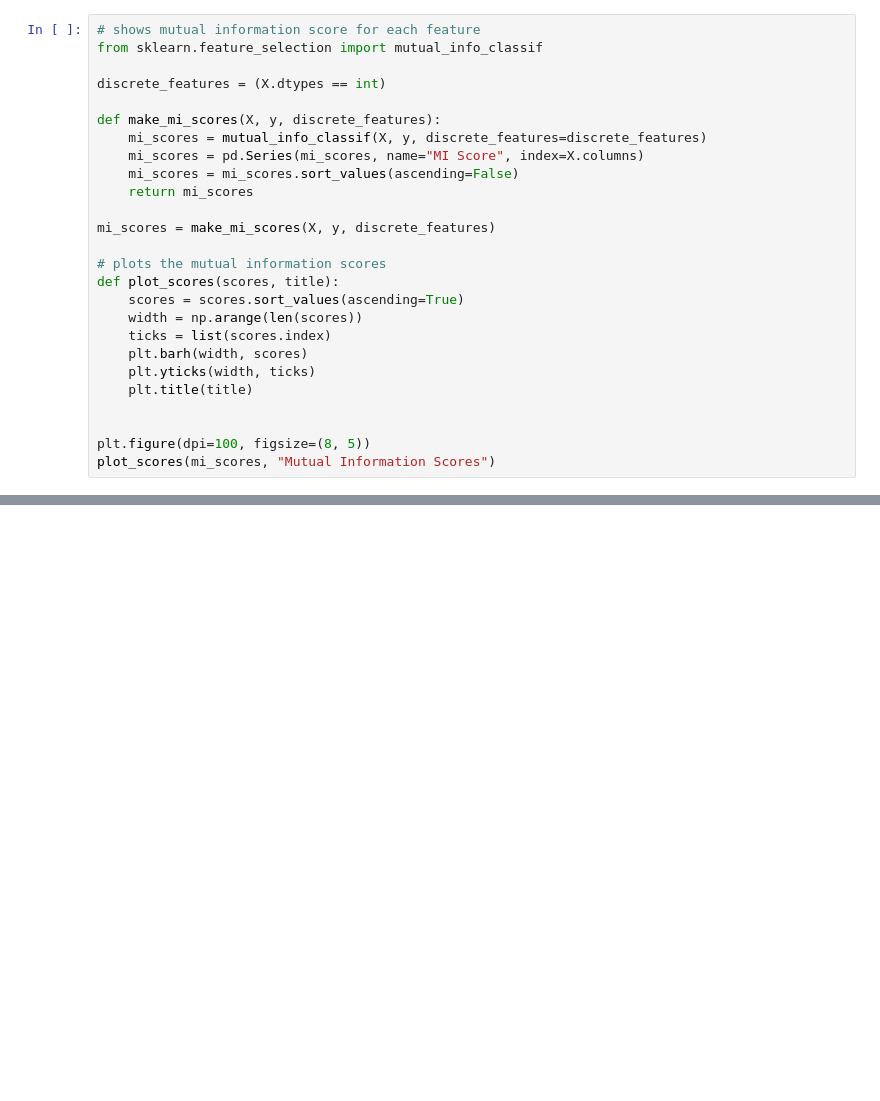
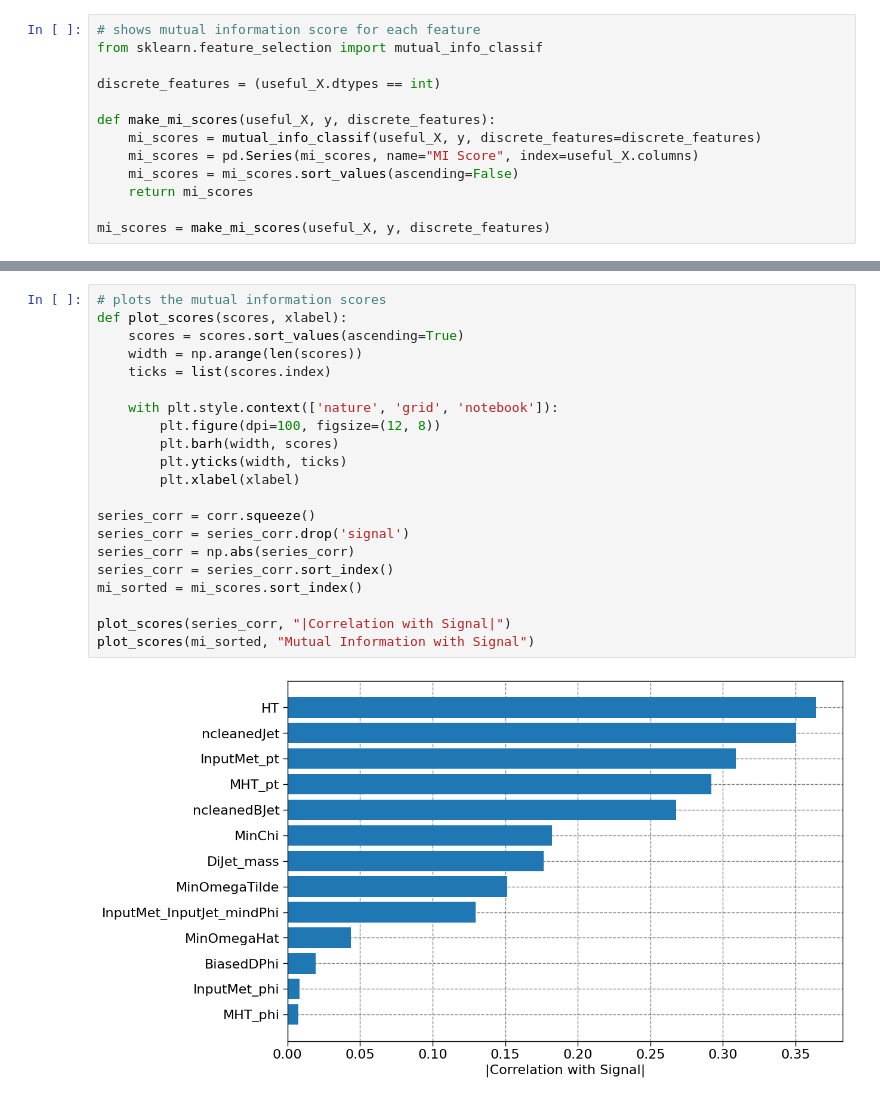
Before and after one commit to NoahHA/tth-ML-project, a Jupyter notebook: notebooks/data_analysis/data_exploration.ipynb, the cells around one changed output, grey strips where cells are left out. Drawn from its saved outputs; the diff is of its cells as text; blank space fills up the shorter version.

```diff
--- a/notebooks/data_analysis/data_exploration.ipynb
+++ b/notebooks/data_analysis/data_exploration.ipynb
@@ -79,25 +82,12 @@ Name: signal, dtype: int64
 # shows mutual information score for each feature
 from sklearn.feature_selection import mutual_info_classif
 
-discrete_features = (X.dtypes == int)
+discrete_features = (useful_X.dtypes == int)
 
-def make_mi_scores(X, y, discrete_features):
-    mi_scores = mutual_info_classif(X, y, discrete_features=discrete_features)
-    mi_scores = pd.Series(mi_scores, name="MI Score", index=X.columns)
+def make_mi_scores(useful_X, y, discrete_features):
+    mi_scores = mutual_info_classif(useful_X, y, discrete_features=discrete_features)
+    mi_scores = pd.Series(mi_scores, name="MI Score", index=useful_X.columns)
     mi_scores = mi_scores.sort_values(ascending=False)
     return mi_scores
 
-mi_scores = make_mi_scores(X, y, discrete_features)
-
-# plots the mutual information scores
-def plot_scores(scores, title):
-    scores = scores.sort_values(ascending=True)
-    width = np.arange(len(scores))
-    ticks = list(scores.index)
-    plt.barh(width, scores)
-    plt.yticks(width, ticks)
-    plt.title(title)
-
-
-plt.figure(dpi=100, figsize=(8, 5))
-plot_scores(mi_scores, "Mutual Information Scores")
+mi_scores = make_mi_scores(useful_X, y, discrete_features)
@@ -115,0 +94,23 @@ sns.heatmap(corr, vmax=.8, annot=True, square=True)
+# %%
+# plots the mutual information scores
+def plot_scores(scores, xlabel):
+    scores = scores.sort_values(ascending=True)
+    width = np.arange(len(scores))
+    ticks = list(scores.index)
+
+    with plt.style.context(['nature', 'grid', 'notebook']):
+        plt.figure(dpi=100, figsize=(12, 8))
+        plt.barh(width, scores)
+        plt.yticks(width, ticks)
+        plt.xlabel(xlabel)
+
+series_corr = corr.squeeze()
+series_corr = series_corr.drop('signal')
+series_corr = np.abs(series_corr)
+series_corr = series_corr.sort_index()
+mi_sorted = mi_scores.sort_index()
+
+plot_scores(series_corr, "|Correlation with Signal|")
+plot_scores(mi_sorted, "Mutual Information with Signal")
+# %% [output]
+[figure, added]
```
Also changed, not shown: parts of 18 cells of this notebook, 12 other files.
